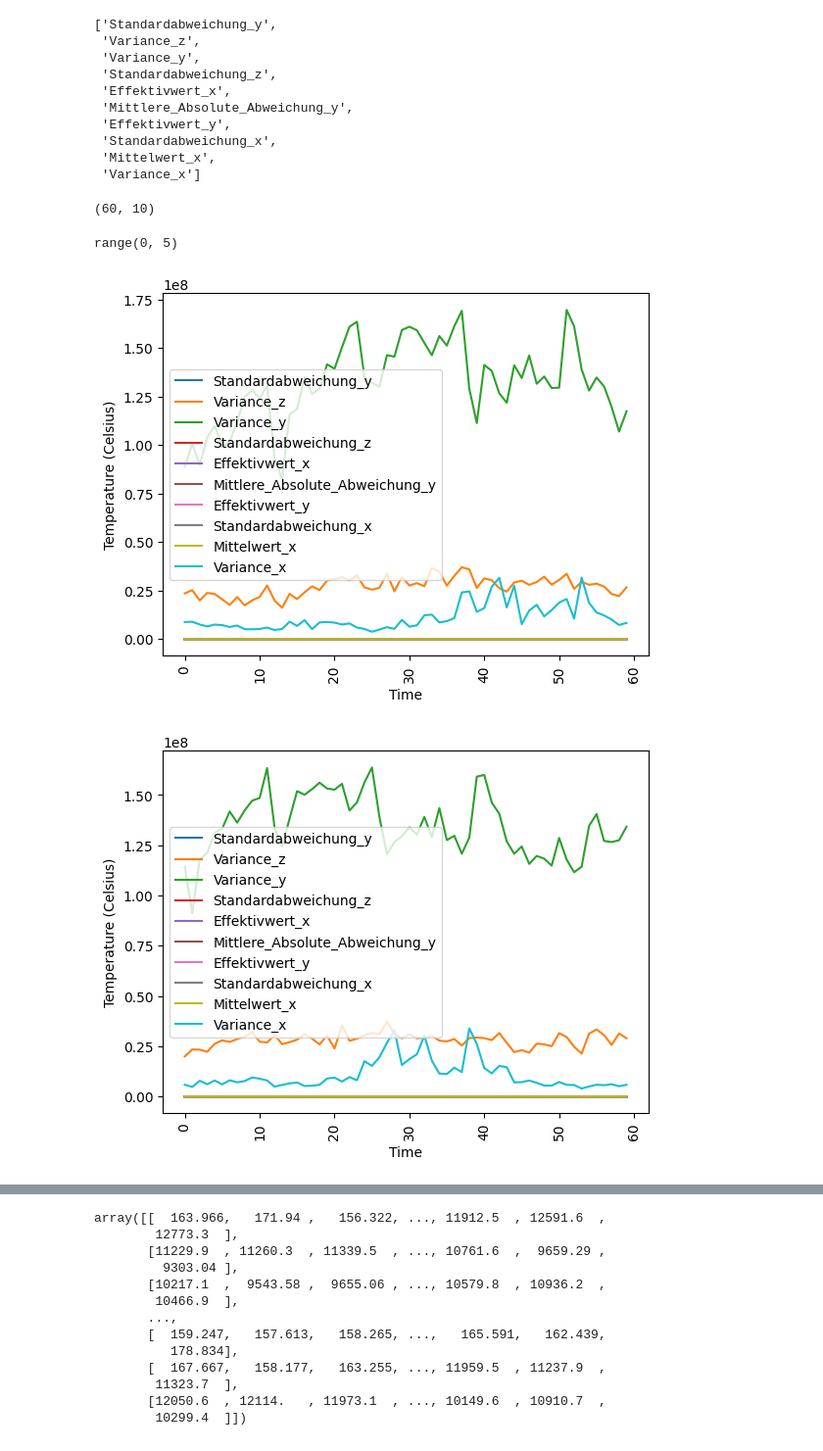
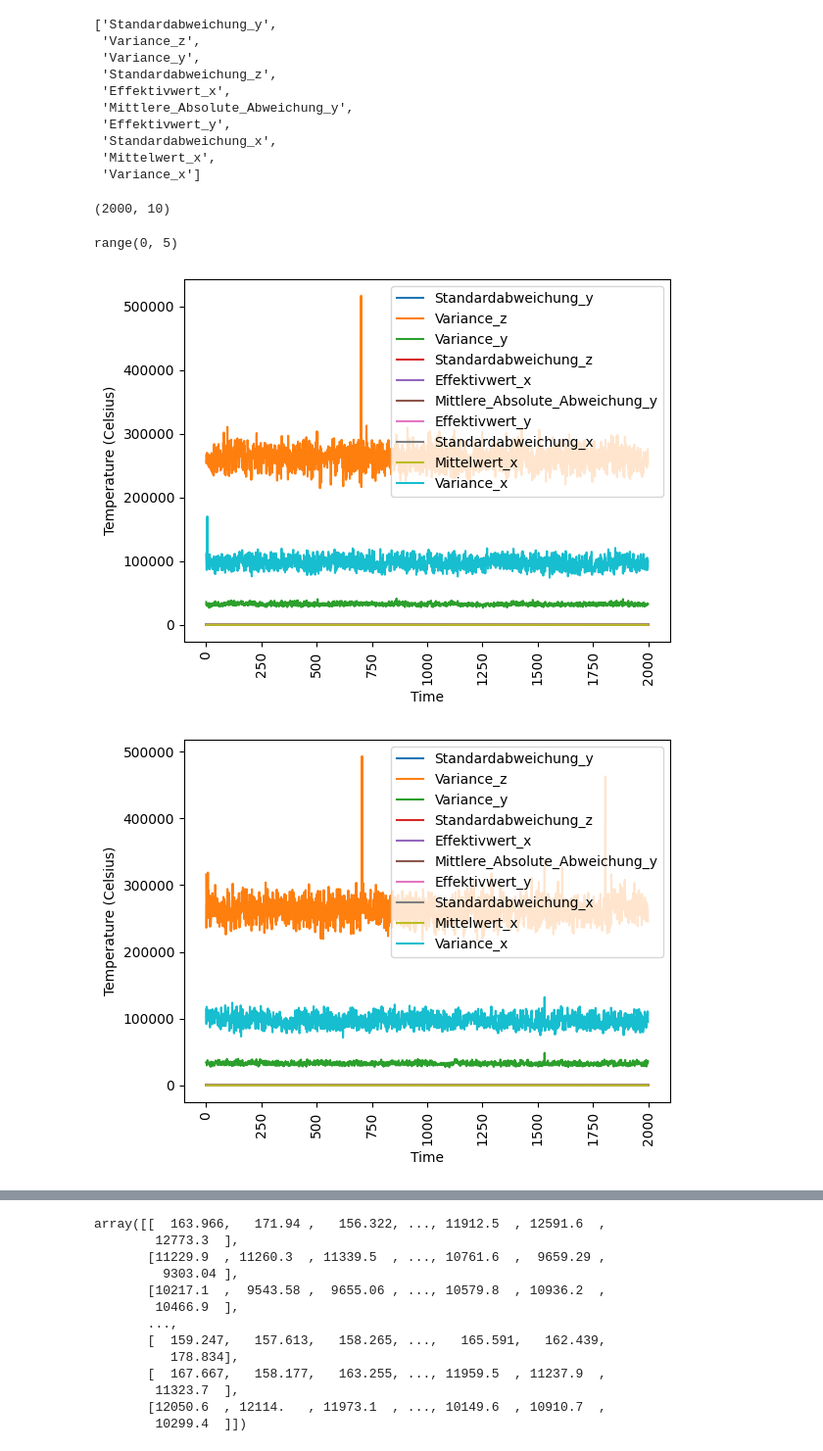
Before and after one commit to lian333/thesis, a Jupyter notebook: syntheic_data/timeseries_dgan.ipynb, the cells around one changed output, grey strips where cells are left out. Shown at 98% size. Saved outputs shown, nothing was run; the diff lists cells and outputs as text; code cells hidden in the pictures.

```diff
--- a/syntheic_data/timeseries_dgan.ipynb
+++ b/syntheic_data/timeseries_dgan.ipynb
@@ -48,0 +47,3 @@ datapath
+# %%
+df=pd.read_csv(datapath)
+df.shape
@@ -65,8 +72,8 @@ def getdata(path, length,interval):
             slidedata=newdf[newdf['Timestamp']==time]
             slidedata=slidedata.copy()
 
-            slidedata['datetime'] = pd.date_range(start=slidedata['Timestamp'].iloc[0], periods=len(slidedata), freq=str(interval))
-            slidedata=slidedata.drop(columns=['Timestamp'], axis=1)
+            # slidedata['datetime'] = pd.date_range(start=slidedata['Timestamp'].iloc[0], periods=len(slidedata), freq=str(interval))
+            # slidedata=slidedata.drop(columns=['Timestamp'], axis=1)
 
             data.append(slidedata)
 
@@ -85,21 +101,21 @@ Index(['Standardabweichung_y', 'Variance_z', 'Variance_y',
 
 def dataconcatente(listdata):
 
-    two = np.empty((0, 60, 10))
+    two = np.empty((0, 2000, 10))
 
     for i, data in enumerate(listdata):
 
         sensor_df=data
-        COLUMNS = list(sensor_df.columns)
-        COLUMNS.remove('datetime')
+        all_column = list(sensor_df.columns)
+        all_column.remove('Timestamp')
         train_df=sensor_df
         # train_df = train_df.drop(columns="datetime").to_numpy()
         train_df =pd.DataFrame(train_df)
-        train_df = train_df.drop(columns="datetime").to_numpy()
+        train_df = train_df.drop(columns="Timestamp").to_numpy()
 
         # print(train_df.shape)
-        n = train_df.shape[0] // 60
-        train_df = train_df[:(n*60),:].reshape(-1, 60, train_df.shape[1])
+        n = train_df.shape[0] // 2000
+        train_df = train_df[:(n*2000),:].reshape(-1, 2000, train_df.shape[1])
         print(train_df.shape)
         two = np.concatenate((two, train_df), axis=0)
         print(two.shape)
@@ -190,9 +214,9 @@ x
 # %%
 
-xaxis_1day = data[0]["datetime"][:60]
+xaxis_1day = data[0]["Timestamp"][:60]
 len(xaxis_1day)
 feat = list(data[0].columns)
-feat.remove('datetime')
+feat.remove('Timestamp')
 # %%
 feat
 # %% [output]
@@ -207,42 +231,42 @@ feat
  'Mittelwert_x',
  'Variance_x']
 # %%
-final[6,:,:].shape
+final[2,:,:].shape
 # %% [output]
-(60, 10)
+(2000, 10)
 # %%
 range(5)
 # %% [output]
 range(0, 5)
 # %%
-# Show a few of the 1-day training samples
+# # Show a few of the 1-day training samples
 
-xaxis_1day = data[0]["datetime"][:60]
-len(xaxis_1day)
-feat = list(data[0].columns)
-feat.remove('datetime')
+# xaxis_1day = data[0]["datetime"][:60]
+# len(xaxis_1day)
+# feat = list(data[0].columns)
+# feat.remove('datetime')
 
 def plot_day(f):
     for i, c in enumerate(feat):
         plt.plot(range(len(f)), f[:,i], label=c)
     # ax = plt.gca()
     # ax.xaxis.set_major_locator(md.HourLocator(byhour=range(2,24,3)))
     # ax.xaxis.set_major_formatter(md.DateFormatter("%H:%M"))
     # plt.gca().xaxis.set_major_locator(md.DayLocator(interval=int(len(xaxis_1day)/10)))  # 每10天显示一次日期
 
     plt.legend()
     plt.xlabel("Time")
     plt.xticks(rotation=90)
 
     plt.ylabel("Temperature (Celsius)")
     plt.show()
 
 plot_day(final[6,:,:])
 plot_day(final[8,:,:])
 # plot_day(features[21,:,:])
 # %% [output]
-[figure, old version]
+[figure, new version]
-[figure, old version]
+[figure, new version]
 # %%
 # Recommended to train with a GPU
 torch.cuda.is_available()
```
Also changed, not shown: parts of 32 cells of this notebook, 11 other files.
